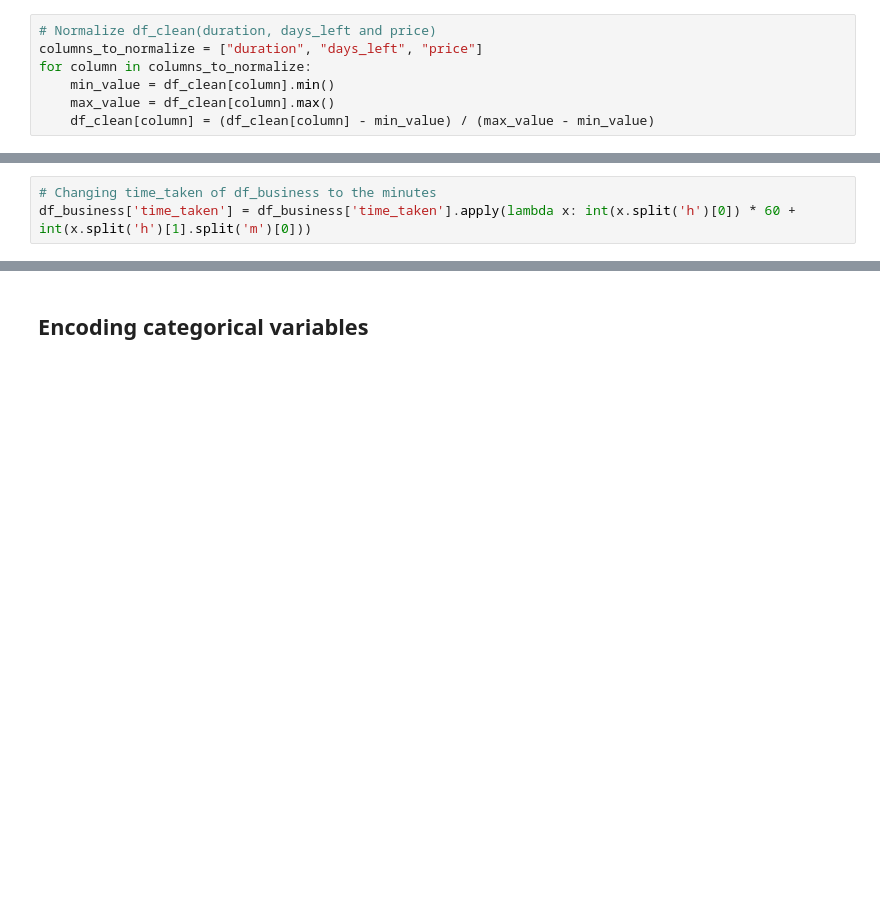
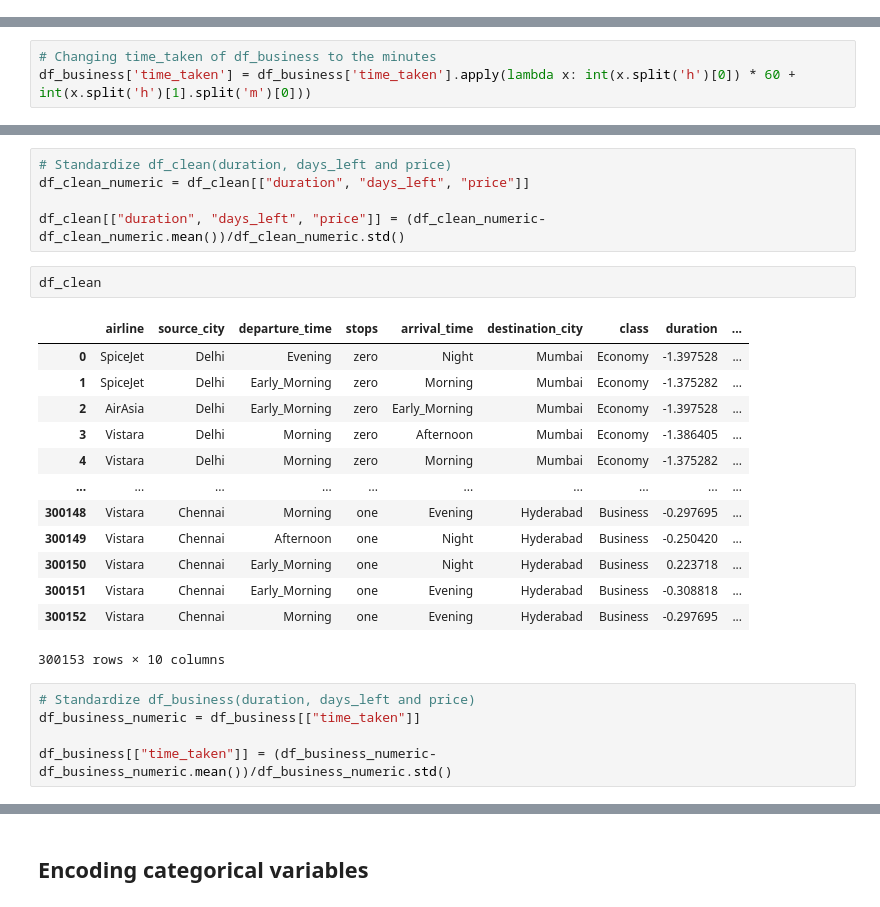
Before and after one commit to Pyame/Flight-Price-Prediction, a Jupyter notebook: main.ipynb, the cells around one changed output, grey strips where cells are left out. Saved outputs shown, nothing was run; the diff lists cells and outputs as text; blank space fills up the shorter version.

```diff
--- a/main.ipynb
+++ b/main.ipynb
@@ -754,10 +754,3 @@ arr_time      object
 to            object
 price         object
 dtype: object
-# %%
-# Normalize df_clean(duration, days_left and price)
-columns_to_normalize = ["duration", "days_left", "price"]
-for column in columns_to_normalize:
-    min_value = df_clean[column].min()
-    max_value = df_clean[column].max()
-    df_clean[column] = (df_clean[column] - min_value) / (max_value - min_value)
@@ -808,0 +812,26 @@ for column in columns_to_normalize:
+# %%
+# Standardize df_clean(duration, days_left and price)
+df_clean_numeric = df_clean[["duration", "days_left", "price"]]
+
+df_clean[["duration", "days_left", "price"]] = (df_clean_numeric-df_clean_numeric.mean())/df_clean_numeric.std()
+# %%
+df_clean
+# %% [output]
+|  | airline | source_city | departure_time | stops | arrival_time | destination_city | class | duration | ... |
+| 0 | SpiceJet | Delhi | Evening | zero | Night | Mumbai | Economy | -1.397528 | ... |
+| 1 | SpiceJet | Delhi | Early_Morning | zero | Morning | Mumbai | Economy | -1.375282 | ... |
+| 2 | AirAsia | Delhi | Early_Morning | zero | Early_Morning | Mumbai | Economy | -1.397528 | ... |
+| 3 | Vistara | Delhi | Morning | zero | Afternoon | Mumbai | Economy | -1.386405 | ... |
+| 4 | Vistara | Delhi | Morning | zero | Morning | Mumbai | Economy | -1.375282 | ... |
+| ... | ... | ... | ... | ... | ... | ... | ... | ... | ... |
+| 300148 | Vistara | Chennai | Morning | one | Evening | Hyderabad | Business | -0.297695 | ... |
+| 300149 | Vistara | Chennai | Afternoon | one | Night | Hyderabad | Business | -0.250420 | ... |
+| 300150 | Vistara | Chennai | Early_Morning | one | Night | Hyderabad | Business | 0.223718 | ... |
+| 300151 | Vistara | Chennai | Early_Morning | one | Evening | Hyderabad | Business | -0.308818 | ... |
+| 300152 | Vistara | Chennai | Morning | one | Evening | Hyderabad | Business | -0.297695 | ... |
+300153 rows × 10 columns
+# %%
+# Standardize df_business(duration, days_left and price)
+df_business_numeric = df_business[["time_taken"]]
+
+df_business[["time_taken"]] = (df_business_numeric-df_business_numeric.mean())/df_business_numeric.std()
```
Also changed, not shown: parts of 19 cells of this notebook.
